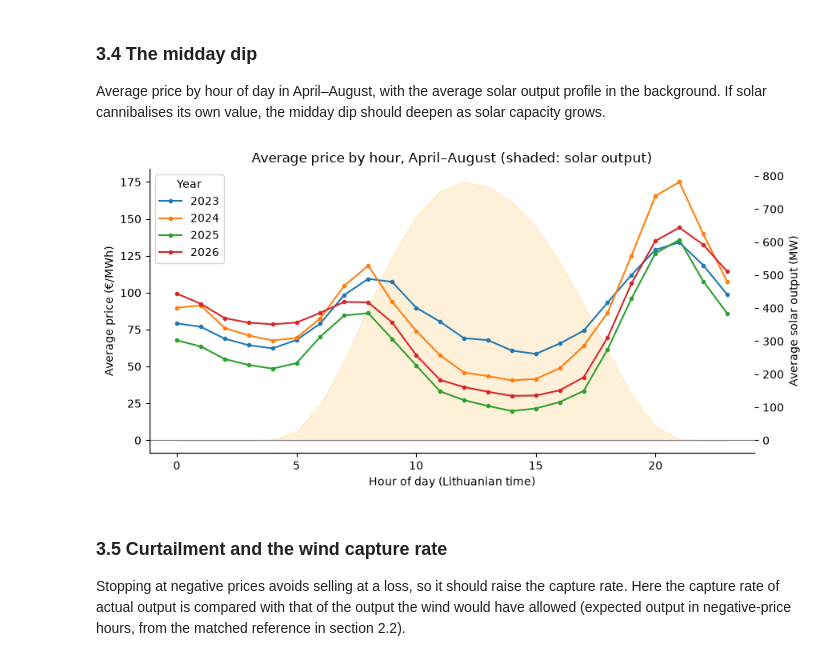
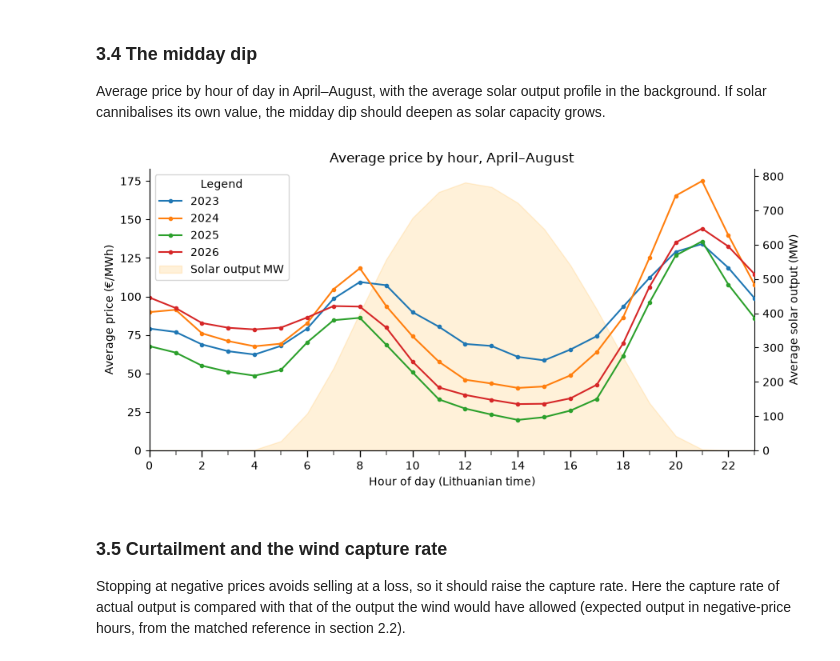
Before and after one commit to MangirdasMikalkenas/Weather_as_a_price_driver_-_Lithuanian_day-ahead_power_prices-_2023-2026, a Jupyter notebook: notebooks/02_wind_value.ipynb, the cells around one changed output. Drawn from its saved outputs; the diff is of its cells as text; code cells hidden in the pictures.

Commit message:
Cleaned up graph "Average price by hour, April-August"

```diff
--- a/notebooks/02_wind_value.ipynb
+++ b/notebooks/02_wind_value.ipynb
@@ -314,29 +314,60 @@ show(trends, 2)
 Average price by hour of day in April–August, with the average solar output profile in the background.
 If solar cannibalises its own value, the midday dip should deepen as solar capacity grows.
 # %%
+import matplotlib.patches as mpatches
+import matplotlib.ticker as ticker
+
 summer = df[df["month"].between(4, 8)]
 profile = summer.groupby(["hour_local", "year"])["price"].mean().unstack()
 solar_shape = summer.groupby("hour_local")["solar_mw"].mean()
+
+solar_patch = mpatches.Patch(color="orange", alpha=0.15, label="Solar output MW")
 
 fig, ax = plt.subplots()
 ax2 = ax.twinx()
 ax2.fill_between(solar_shape.index, solar_shape.values, color="orange", alpha=0.15)
 ax2.set_ylabel("Average solar output (MW)")
+ax2.spines["right"].set_visible(True)
 ax2.spines["top"].set_visible(False)
 for year in profile.columns:
     ax.plot(profile.index, profile[year], marker="o", ms=3, label=str(year))
+
+ax.xaxis.set_major_locator(ticker.MultipleLocator(2))
+ax.xaxis.set_minor_locator(ticker.MultipleLocator(1))
+
+ax.tick_params(
+    axis="x",
+    which="minor",
+    length=4,
+    width=1.2,
+    color="grey",
+    direction="out",  # Tick direction: 'in', 'out', or 'inout'
+)
+ax.tick_params(
+    axis="x",
+    which="major",
+    length=6,
+    width=1
+    )
+
 ax.set_zorder(ax2.get_zorder() + 1)
 ax.patch.set_visible(False)
-ax.axhline(0, color="grey", lw=0.8)
+ax.set_ylim(bottom=0)
+ax2.set_ylim(bottom=0)
+ax.set_xmargin(0)
 ax.set_xlabel("Hour of day (Lithuanian time)")
 ax.set_ylabel("Average price (€/MWh)")
-ax.set_title("Average price by hour, April–August (shaded: solar output)")
-ax.legend(title="Year")
+ax.set_title("Average price by hour, April–August")
+
+handles, labels = ax.get_legend_handles_labels()
+handles.append(solar_patch)
+ax.legend(handles=handles, title="Legend")
+
 fig.tight_layout()
 fig.savefig(FIG / "q2_midday_dip.png", dpi=150)
 plt.show()
 # %% [output]
-[figure, old version]
+[figure, new version]
 # %% [markdown]
 ### 3.5 Curtailment and the wind capture rate
 Stopping at negative prices avoids selling at a loss, so it should raise the capture rate. Here the capture rate
```
Also changed, not shown: parts of 1 cell of this notebook, 1 other file.
